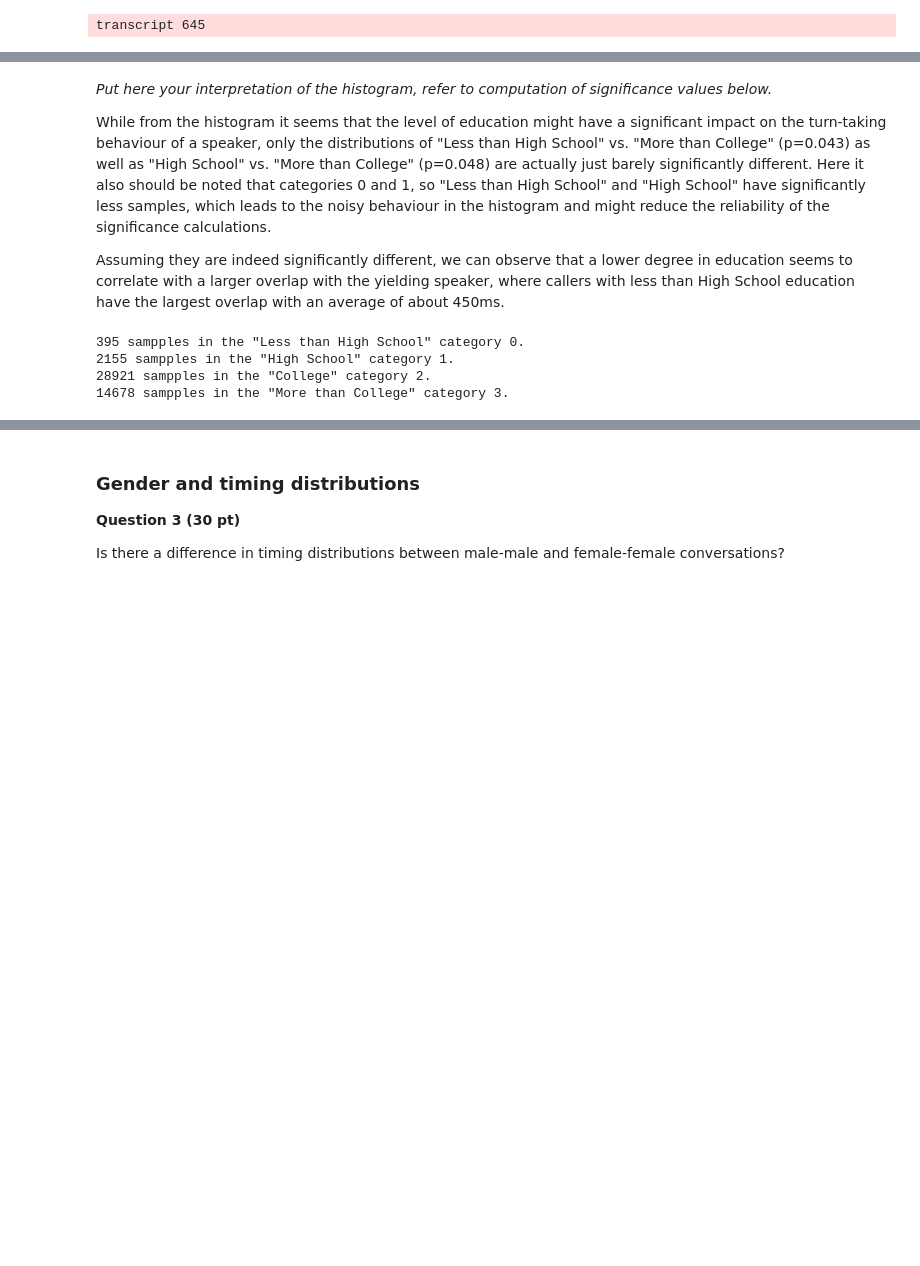
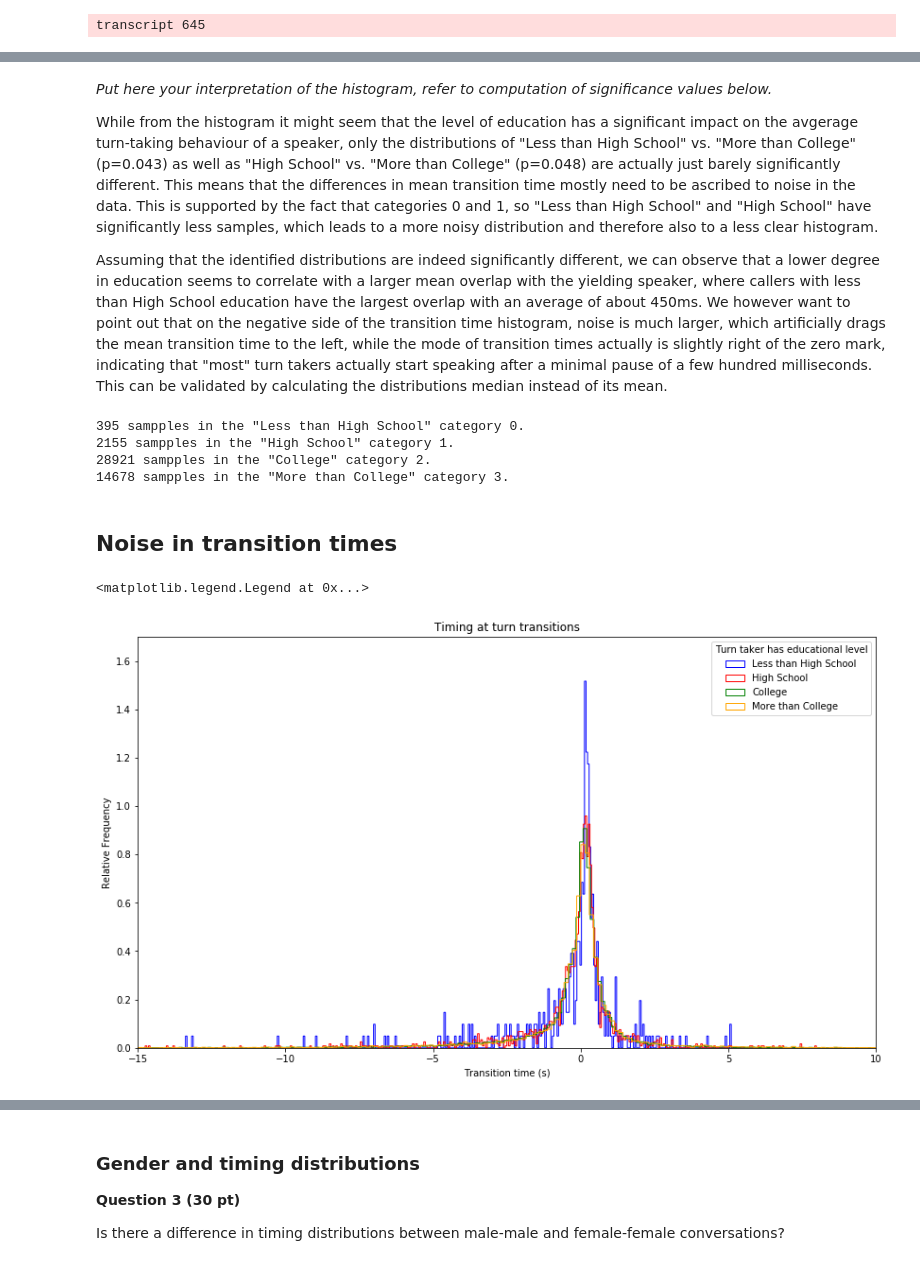
Before and after one commit to janoschhaber/CoSP, a Jupyter notebook: cosp2017_practical/assignment1.ipynb, the cells around one changed output, grey strips where cells are left out. Drawn from its saved outputs; the diff is of its cells as text; code cells hidden in the pictures; blank space fills up the shorter version.

Commit message:
Fix of education explanation

```diff
--- a/cosp2017_practical/assignment1.ipynb
+++ b/cosp2017_practical/assignment1.ipynb
@@ -227,9 +232,9 @@ plt.legend(labels, title="Turn taker has educational level")
 # %% [markdown]
 *Put here your interpretation of the histogram, refer to computation of significance values below.*
 
-While from the histogram it seems that the level of education might have a significant impact on the turn-taking behaviour of a speaker, only the distributions of "Less than High School" vs. "More than College" (p=0.043) as well as "High School" vs. "More than College" (p=0.048) are actually just barely significantly different. Here it also should be noted that categories 0 and 1, so "Less than High School" and "High School" have significantly less samples, which leads to the noisy behaviour in the histogram and might reduce the reliability of the significance calculations.
+While from the histogram it might seem that the level of education has a significant impact on the avgerage turn-taking behaviour of a speaker, only the distributions of "Less than High School" vs. "More than College" (p=0.043) as well as "High School" vs. "More than College" (p=0.048) are actually just barely significantly different. This means that the differences in mean transition time mostly need to be ascribed to noise in the data. This is supported by the fact that categories 0 and 1, so "Less than High School" and "High School" have significantly less samples, which leads to a more noisy distribution and therefore also to a less clear histogram.
 
-Assuming they are indeed significantly different, we can observe that a lower degree in education seems to correlate with a larger overlap with the yielding speaker, where callers with less than High School education have the largest overlap with an average of about 450ms.
+Assuming that the identified distributions are indeed significantly different, we can observe that a lower degree in education seems to correlate with a larger mean overlap with the yielding speaker, where callers with less than High School education have the largest overlap with an average of about 450ms. We however want to point out that on the negative side of the transition time histogram, noise is much larger, which artificially drags the mean transition time to the left, while the mode of transition times actually is slightly right of the zero mark, indicating that "most" turn takers actually start speaking after a minimal pause of a few hundred milliseconds. This can be validated by calculating the distributions median instead of its mean.
 # %%
 for key in transition_times_education.keys():
     print ('{} sampples in the "{}" category {}.'.format(len(transition_times_education[key]), ldict[key], key))
@@ -238,3 +243,22 @@ for key in transition_times_education.keys():
 2155 sampples in the "High School" category 1.
 28921 sampples in the "College" category 2.
 14678 sampples in the "More than College" category 3.
+# %% [markdown]
+## Noise in transition times
+# %%
+# dictionary for colours
+cdict = dict(zip(transition_times_education.keys(), ['blue','red', 'green', 'orange']))
+ldict = dict(zip(transition_times_education.keys(), ['Less than High School', 'High School', 'College', 'More than College']))
+
+plt.figure(figsize=(14,8))
+for var in transition_times_education:
+    n, bins, patches = plt.hist(transition_times_education[var], 750, histtype='step', normed=True, color=cdict[var])
+plt.axis([-15, 10, 0, 1.7])
+plt.title("Timing at turn transitions")
+plt.xlabel("Transition time (s)")
+plt.ylabel("Relative Frequency")
+labels = ['Less than High School', 'High School', 'College', 'More than College']
+plt.legend(labels, title="Turn taker has educational level")
+# %% [output]
+<matplotlib.legend.Legend at 0x...>
+[figure, added]
```
Also changed, not shown: parts of 16 cells of this notebook.
